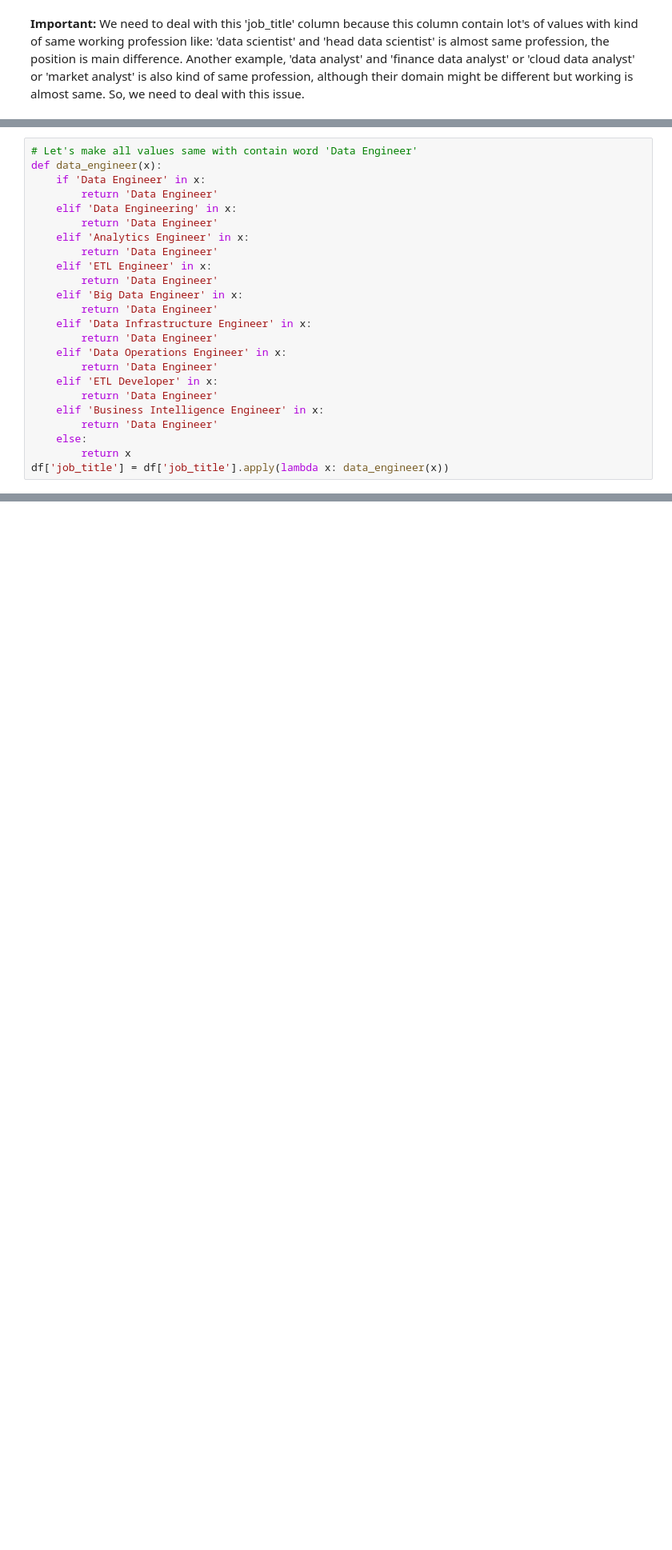
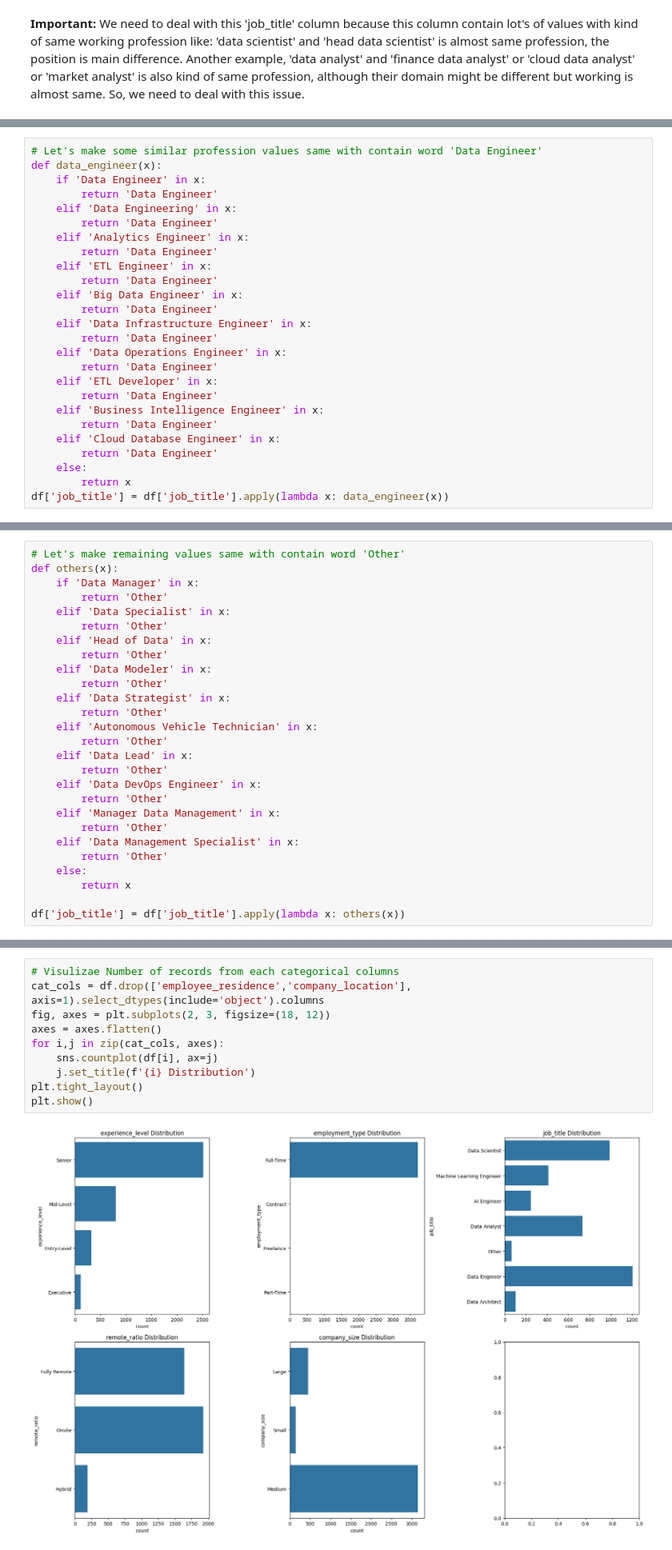
Before and after one commit to AnubhavYadavBCA25/Data-Professionals-Salaries-2020-to-2023-Analysis, a Jupyter notebook: Analysis.ipynb, the cells around one changed output, grey strips where cells are left out. Shown at 80% size. Saved outputs shown, nothing was run; the diff lists cells and outputs as text; blank space fills up the shorter version.

Commit message:
Data Preprocessing Complete and Viz Started

```diff
--- a/Analysis.ipynb
+++ b/Analysis.ipynb
@@ -290,7 +294,7 @@ def machine_learning(x):
 
 df['job_title'] = df['job_title'].apply(lambda x: machine_learning(x))
 # %%
-# Let's make all values same with contain word 'Data Engineer'
+# Let's make some similar profession values same with contain word 'Data Engineer'
 def data_engineer(x):
     if 'Data Engineer' in x:
         return 'Data Engineer'
@@ -310,6 +314,8 @@ def data_engineer(x):
         return 'Data Engineer'
     elif 'Business Intelligence Engineer' in x:
         return 'Data Engineer'
+    elif 'Cloud Database Engineer' in x:
+        return 'Data Engineer'
     else:
         return x
 df['job_title'] = df['job_title'].apply(lambda x: data_engineer(x))
@@ -327,3 +364,30 @@ df['job_title'] = df['job_title'].apply(lambda x: data_architect(x))
+# %%
+# Let's make remaining values same with contain word 'Other'
+def others(x):
+    if 'Data Manager' in x:
+        return 'Other'
+    elif 'Data Specialist' in x:
+        return 'Other'
+    elif 'Head of Data' in x:
+        return 'Other'
+    elif 'Data Modeler' in x:
+        return 'Other'
+    elif 'Data Strategist' in x:
+        return 'Other'
+    elif 'Autonomous Vehicle Technician' in x:
+        return 'Other'
+    elif 'Data Lead' in x:
+        return 'Other'
+    elif 'Data DevOps Engineer' in x:
+        return 'Other'
+    elif 'Manager Data Management' in x:
+        return 'Other'
+    elif 'Data Management Specialist' in x:
+        return 'Other'
+    else:
+        return x
+
+df['job_title'] = df['job_title'].apply(lambda x: others(x))
 # %%
 df['job_title'].value_counts()
 # %% [output]
@@ -346,0 +415,12 @@ Name: count, dtype: int64
+# %%
+# Visulizae Number of records from each categorical columns
+cat_cols = df.drop(['employee_residence','company_location'], axis=1).select_dtypes(include='object').columns
+fig, axes = plt.subplots(2, 3, figsize=(18, 12))
+axes = axes.flatten()
+for i,j in zip(cat_cols, axes):
+    sns.countplot(df[i], ax=j)
+    j.set_title(f'{i} Distribution')
+plt.tight_layout()
+plt.show()
+# %% [output]
+[figure, added]
```
Also changed, not shown: parts of 16 cells of this notebook.
